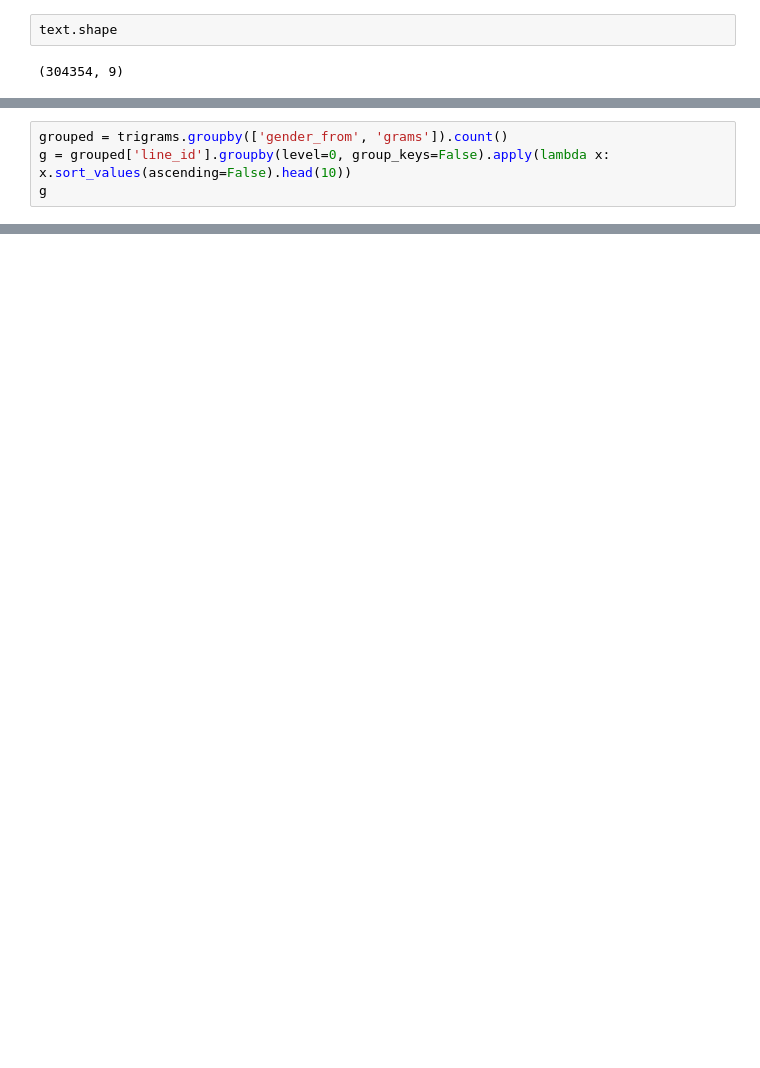
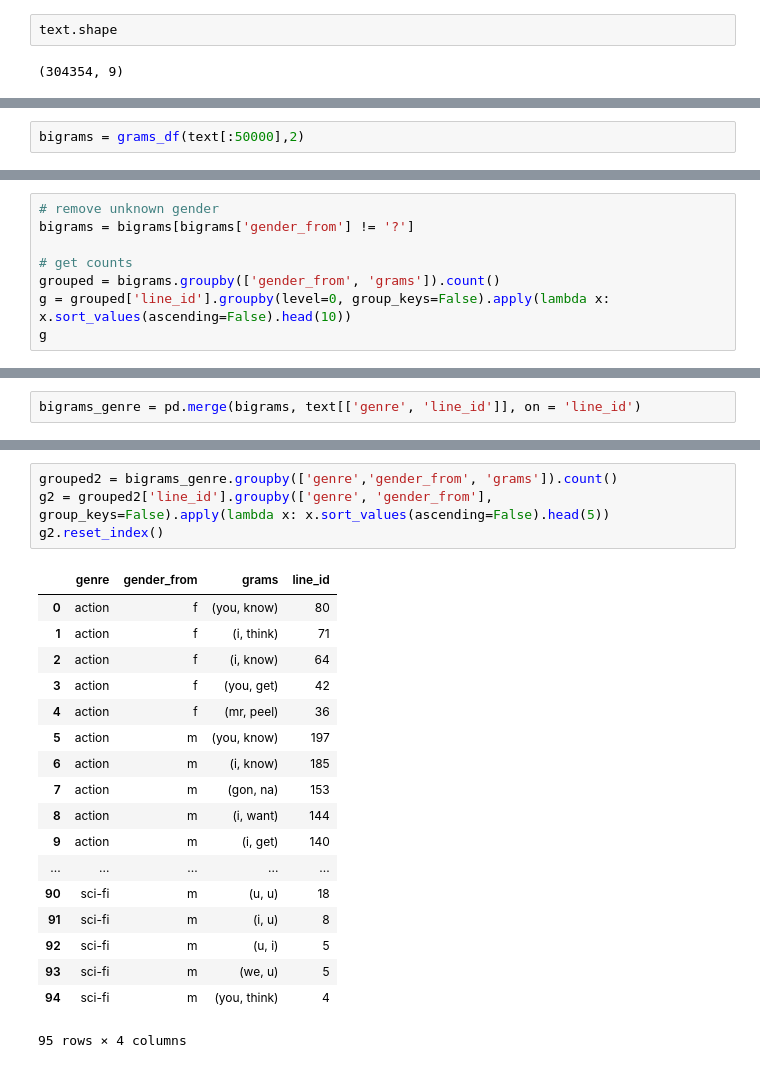
Before and after one commit to nlp-jjer/gender_in_movies, a Jupyter notebook: ngrams_stats.ipynb, the cells around one changed output, grey strips where cells are left out. Cells and saved outputs as stored; diff of their text form; blank space fills up the shorter version.

```diff
--- a/ngrams_stats.ipynb
+++ b/ngrams_stats.ipynb
@@ -122 +69,3 @@ trigrams = grams_df(text[:10000],3)
+# %%
+bigrams = grams_df(text[:50000],2)
 # %%
@@ -135,6 +84,10 @@ trigrams['grams'].value_counts()[:10]
 Name: grams, dtype: int64
 # %%
-grouped = trigrams.groupby(['gender_from', 'grams']).count()
+# remove unknown gender
+bigrams = bigrams[bigrams['gender_from'] != '?']
+
+# get counts
+grouped = bigrams.groupby(['gender_from', 'grams']).count()
 g = grouped['line_id'].groupby(level=0, group_keys=False).apply(lambda x: x.sort_values(ascending=False).head(10))
 g
 # %% [output]
@@ -157 +110,3 @@ gender_from  grams
 Name: line_id, dtype: int64
+# %%
+bigrams_genre = pd.merge(bigrams, text[['genre', 'line_id']], on = 'line_id')
@@ -158,3 +122,26 @@ Name: line_id, dtype: int64
+# %%
+grouped2 = bigrams_genre.groupby(['genre','gender_from', 'grams']).count()
+g2 = grouped2['line_id'].groupby(['genre', 'gender_from'], group_keys=False).apply(lambda x: x.sort_values(ascending=False).head(5))
+g2.reset_index()
+# %% [output]
+|  | genre | gender_from | grams | line_id |
+| 0 | action | f | (you, know) | 80 |
+| 1 | action | f | (i, think) | 71 |
+| 2 | action | f | (i, know) | 64 |
+| 3 | action | f | (you, get) | 42 |
+| 4 | action | f | (mr, peel) | 36 |
+| 5 | action | m | (you, know) | 197 |
+| 6 | action | m | (i, know) | 185 |
+| 7 | action | m | (gon, na) | 153 |
+| 8 | action | m | (i, want) | 144 |
+| 9 | action | m | (i, get) | 140 |
+| ... | ... | ... | ... | ... |
+| 90 | sci-fi | m | (u, u) | 18 |
+| 91 | sci-fi | m | (i, u) | 8 |
+| 92 | sci-fi | m | (u, i) | 5 |
+| 93 | sci-fi | m | (we, u) | 5 |
+| 94 | sci-fi | m | (you, think) | 4 |
+95 rows × 4 columns
 # %%
 bigrams.groupby(['gender_from', 'grams']).size().unstack()
 # %% [output]
```
Also changed, not shown: parts of 12 cells of this notebook.
